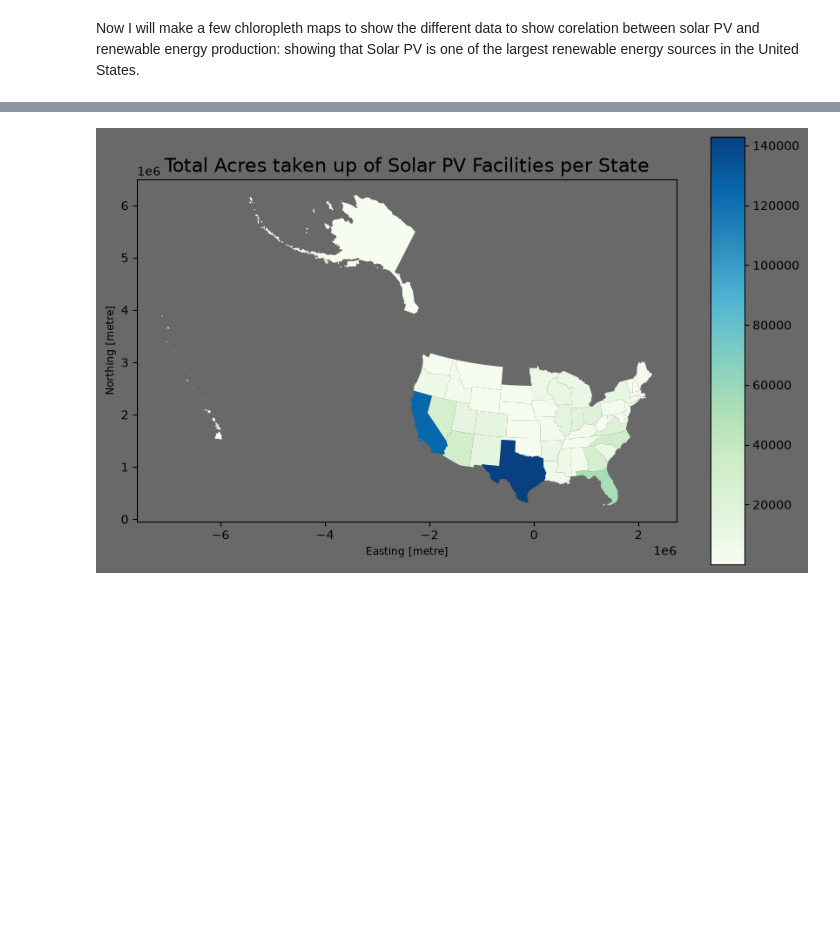
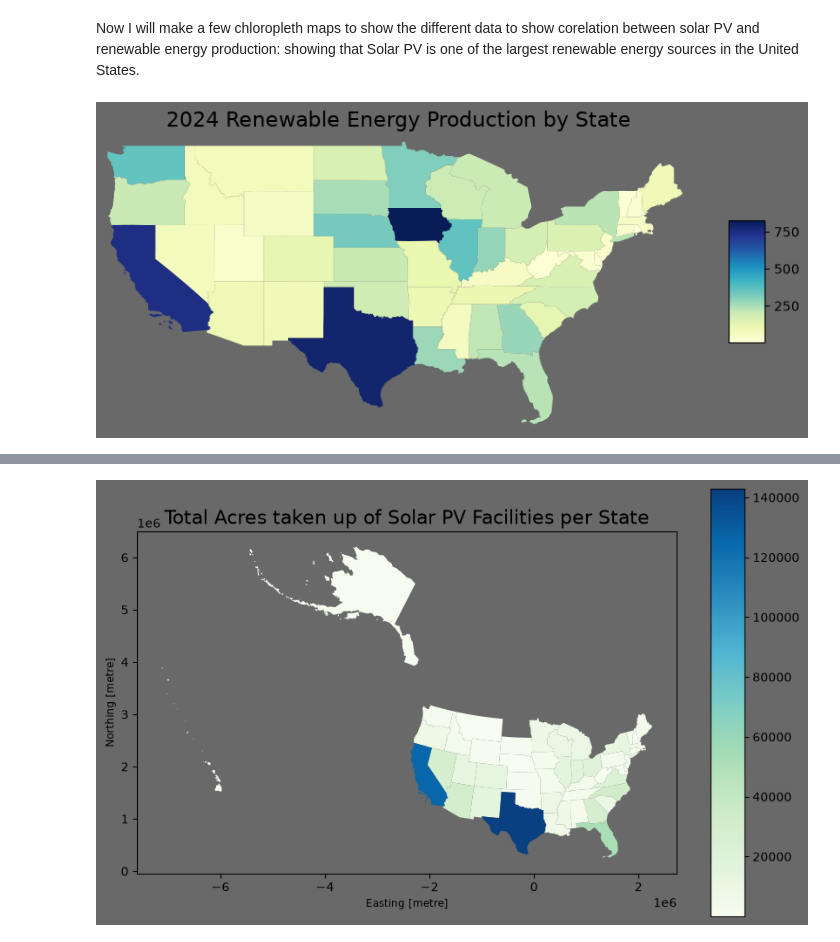
Before and after one commit to oliviapozytko/geog592-opozytko, a Jupyter notebook: homework/week07/homework07.ipynb, the cells around one changed output, grey strips where cells are left out. Saved outputs shown, nothing was run; the diff lists cells and outputs as text; code cells hidden in the pictures; blank space fills up the shorter version.

```diff
--- a/homework/week07/homework07.ipynb
+++ b/homework/week07/homework07.ipynb
@@ -290,3 +290,26 @@ state_solar_area
 # Visualization
 # %% [markdown]
 Now I will make a few chloropleth maps to show the different data to show corelation between solar PV and renewable energy production: showing that Solar PV is one of the largest renewable energy sources in the United States.
+# %%
+ax = states_renewable.plot(
+    column="Renewable_Energy_Trillion_Btu",
+    cmap="YlGnBu",
+    legend=True,
+    figsize=(10, 10),
+)
+
+ax.set_title(
+    "2024 Renewable Energy Production by State",
+    fontsize=16
+)
+
+ax.set_xlim(-125, -66)
+ax.set_ylim(24, 50)
+
+
+ax.set_facecolor("dimgray")
+ax.figure.set_facecolor("dimgray")
+ax.set_axis_off()
+#how much renewable energy is produced by each state(not only solar)
+# %% [output]
+[figure, added]
```
Also changed, not shown: parts of 20 cells of this notebook, 3 other files.
